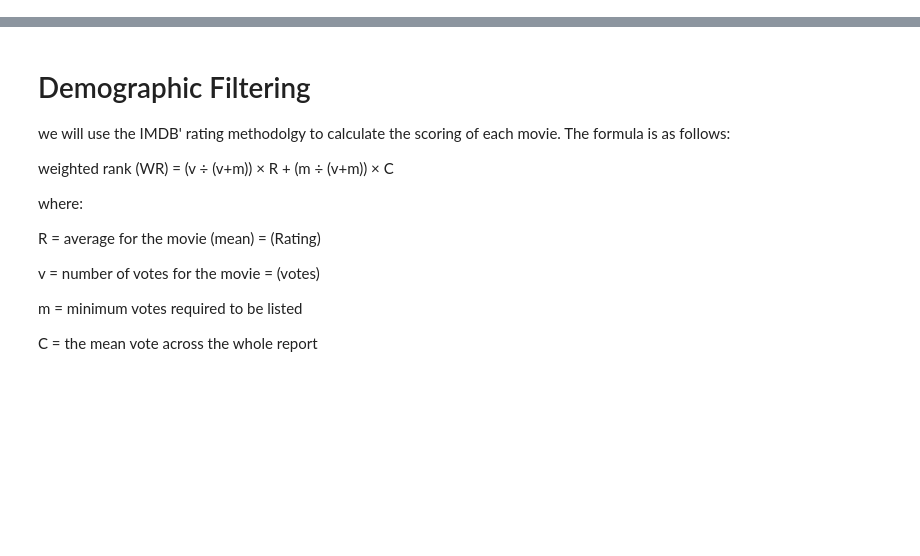
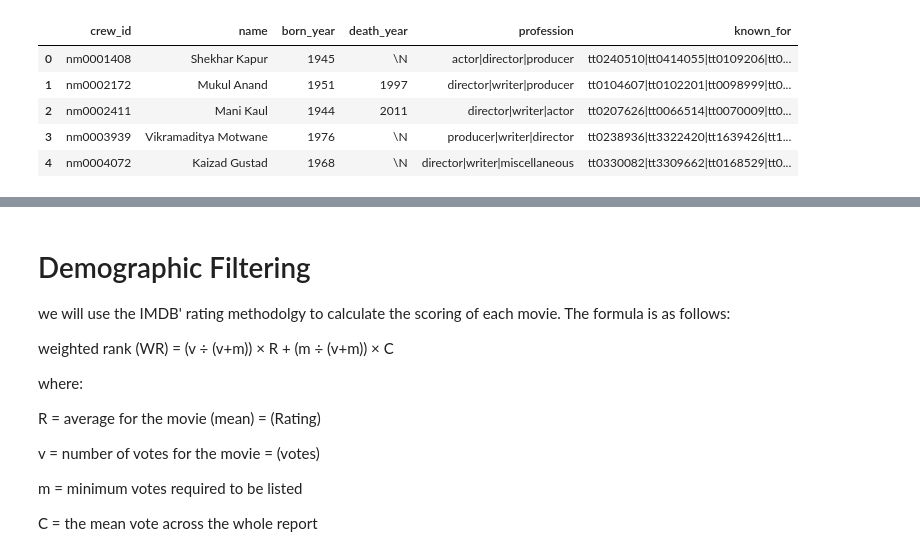
Before and after one commit to msaad1311/Movie-Recommendation-System, a Jupyter notebook: Recommender_System.ipynb, the cells around one changed output, grey strips where cells are left out. Saved outputs shown, nothing was run; the diff lists cells and outputs as text; code cells hidden in the pictures; blank space fills up the shorter version.

```diff
--- a/Recommender_System.ipynb
+++ b/Recommender_System.ipynb
@@ -41,0 +251,10 @@ movies.head()
+# %%
+h_crew2 = read_file('/Users/saad/Desktop/Projects/Movie Recommendation System/Dataset/Bollywood Movies/1950-2019/bollywood_crew_data_1950-2019.csv')
+h_crew2.head()
+# %% [output]
+|  | crew_id | name | born_year | death_year | profession | known_for |
+| 0 | nm0001408 | Shekhar Kapur | 1945 | \N | actor|director|producer | tt0240510|tt0414055|tt0109206|tt0... |
+| 1 | nm0002172 | Mukul Anand | 1951 | 1997 | director|writer|producer | tt0104607|tt0102201|tt0098999|tt0... |
+| 2 | nm0002411 | Mani Kaul | 1944 | 2011 | director|writer|actor | tt0207626|tt0066514|tt0070009|tt0... |
+| 3 | nm0003939 | Vikramaditya Motwane | 1976 | \N | producer|writer|director | tt0238936|tt3322420|tt1639426|tt1... |
+| 4 | nm0004072 | Kaizad Gustad | 1968 | \N | director|writer|miscellaneous | tt0330082|tt3309662|tt0168529|tt0... |
```
Also changed, not shown: parts of 45 cells of this notebook, 29 other files.
